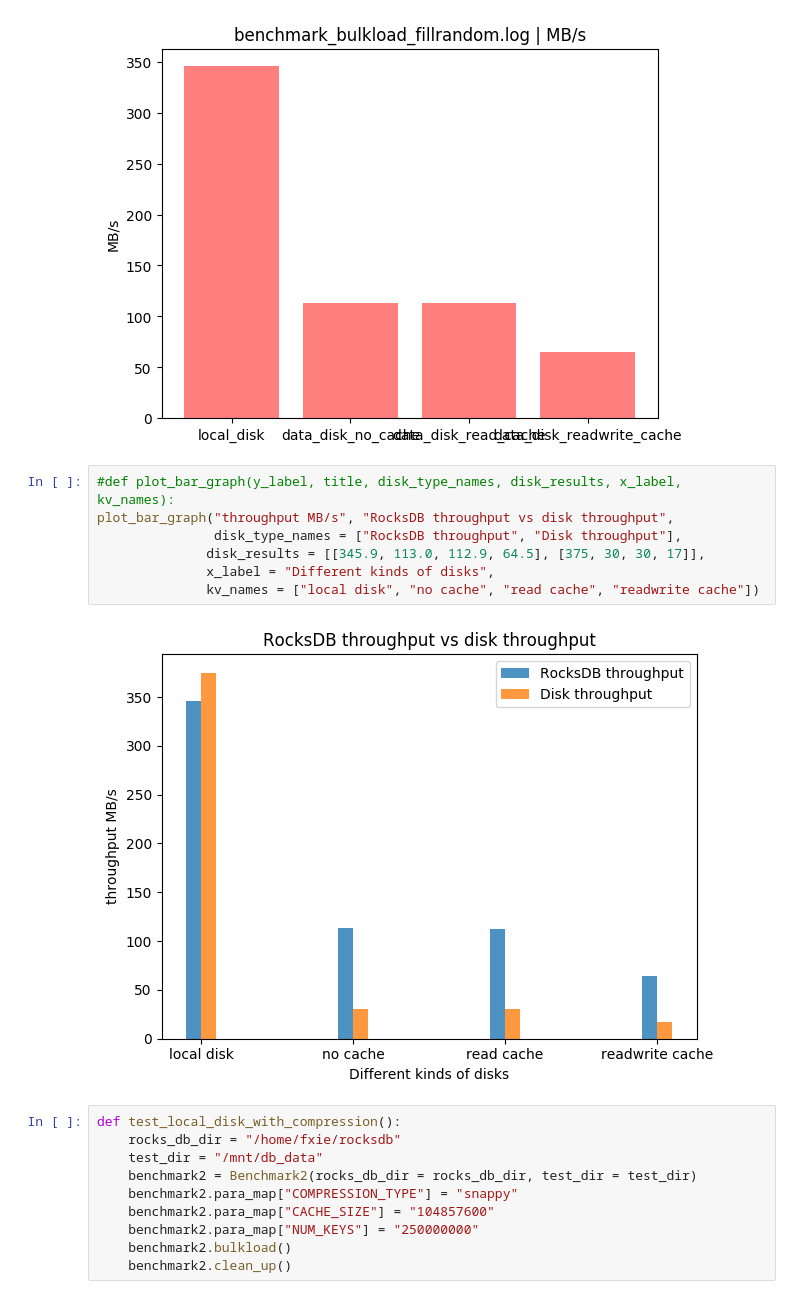
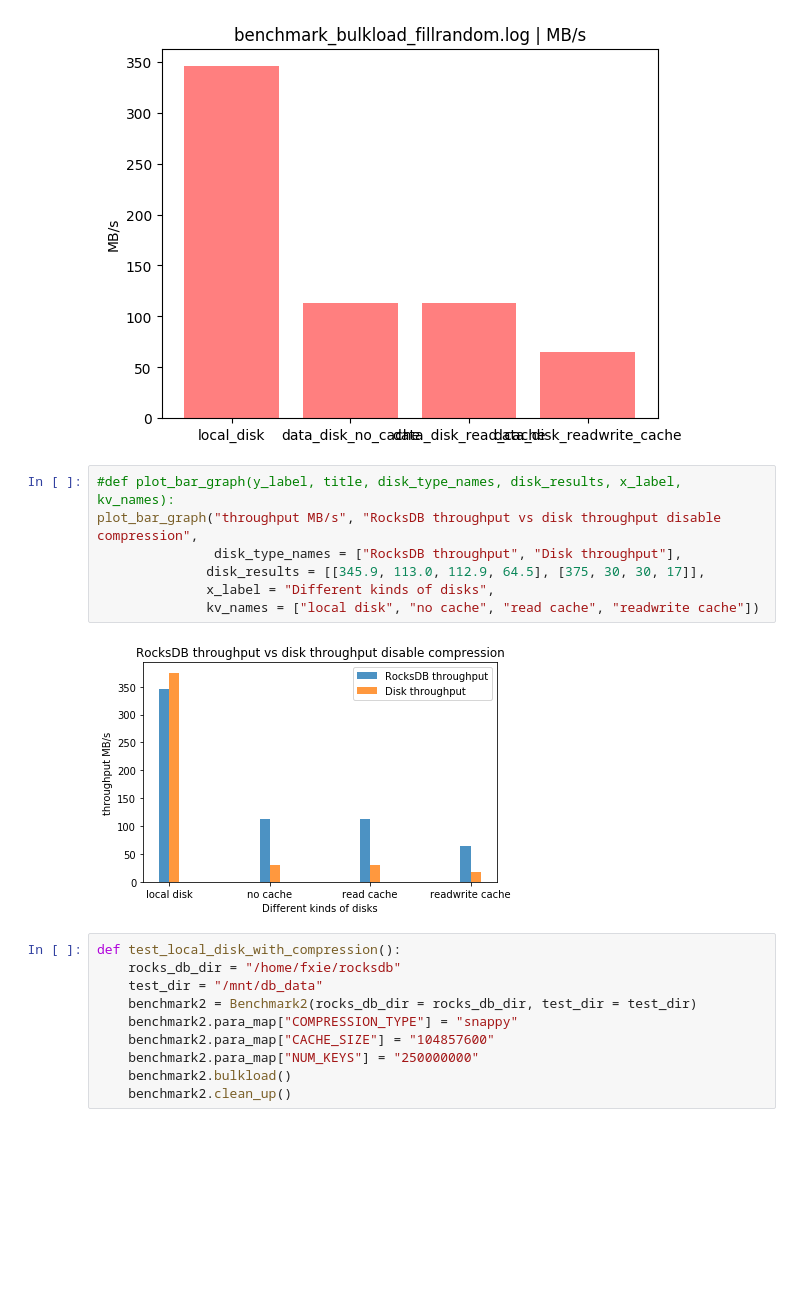
Before and after one commit to xiefan46/samza-azure-storage, a Jupyter notebook: milestone2/python/milestone2-tests.ipynb, the cells around one changed output. Saved outputs shown, nothing was run; the diff lists cells and outputs as text; blank space fills up the shorter version.

```diff
--- a/milestone2/python/milestone2-tests.ipynb
+++ b/milestone2/python/milestone2-tests.ipynb
@@ -665,13 +665,13 @@ plot_benchmark2(y_label = LOG_RES_THROUGHPUT,
 [figure]
 # %%
 #def plot_bar_graph(y_label, title, disk_type_names, disk_results, x_label, kv_names):
-plot_bar_graph("throughput MB/s", "RocksDB throughput vs disk throughput",
+plot_bar_graph("throughput MB/s", "RocksDB throughput vs disk throughput disable compression",
                disk_type_names = ["RocksDB throughput", "Disk throughput"],
               disk_results = [[345.9, 113.0, 112.9, 64.5], [375, 30, 30, 17]],
               x_label = "Different kinds of disks",
               kv_names = ["local disk", "no cache", "read cache", "readwrite cache"])
 # %% [output]
-[figure, old version]
+[figure, new version]
 # %%
 def test_local_disk_with_compression():
     rocks_db_dir = "/home/fxie/rocksdb"
```
Also changed, not shown: parts of 2 cells of this notebook.
